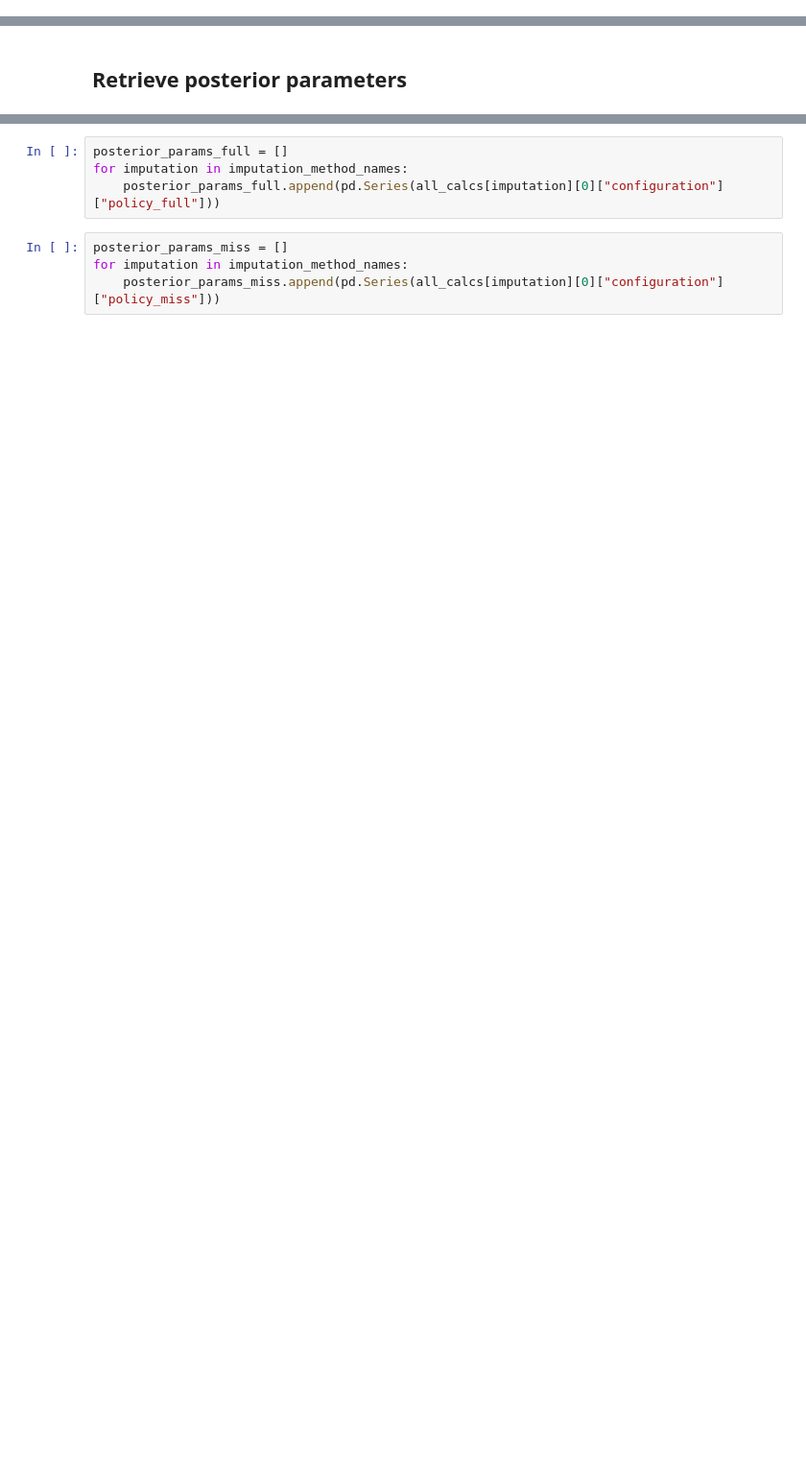
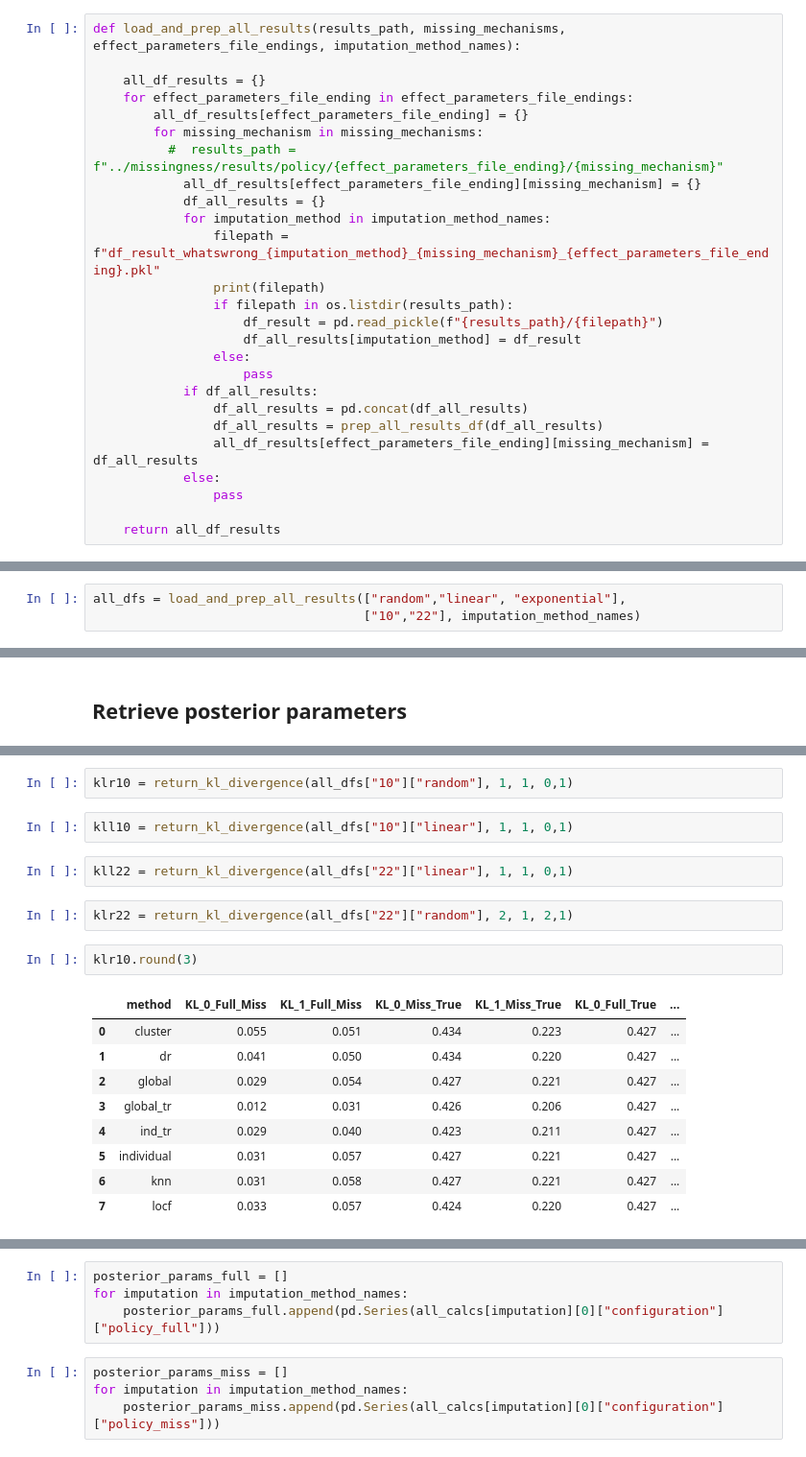
Before and after one commit to junonsch/adaptive_nof1_missingness, a Jupyter notebook: notebooks/missing_results.ipynb, the cells around one changed output, grey strips where cells are left out. Shown at 96% size. Cells and saved outputs as stored; diff of their text form; blank space fills up the shorter version.

```diff
--- a/notebooks/missing_results.ipynb
+++ b/notebooks/missing_results.ipynb
@@ -51,0 +73,26 @@ else:
+# %%
+def load_and_prep_all_results(results_path, missing_mechanisms, effect_parameters_file_endings, imputation_method_names):
+
+    all_df_results = {}
+    for effect_parameters_file_ending in effect_parameters_file_endings:
+        all_df_results[effect_parameters_file_ending] = {}
+        for missing_mechanism in missing_mechanisms:
+          #  results_path = f"../missingness/results/policy/{effect_parameters_file_ending}/{missing_mechanism}"
+            all_df_results[effect_parameters_file_ending][missing_mechanism] = {}
+            df_all_results = {}
+            for imputation_method in imputation_method_names:
+                filepath = f"df_result_whatswrong_{imputation_method}_{missing_mechanism}_{effect_parameters_file_ending}.pkl"
+                print(filepath)
+                if filepath in os.listdir(results_path):
+                    df_result = pd.read_pickle(f"{results_path}/{filepath}")
+                    df_all_results[imputation_method] = df_result
+                else:
+                    pass
+            if df_all_results:
+                df_all_results = pd.concat(df_all_results)
+                df_all_results = prep_all_results_df(df_all_results)
+                all_df_results[effect_parameters_file_ending][missing_mechanism] = df_all_results
+            else:
+                pass
+
+    return all_df_results
@@ -51,0 +176,3 @@ else:
+# %%
+all_dfs = load_and_prep_all_results(["random","linear", "exponential"],
+                                    ["10","22"], imputation_method_names)
@@ -66,0 +604,20 @@ for imputation in imputation_method_names:
+# %%
+klr10 = return_kl_divergence(all_dfs["10"]["random"], 1, 1, 0,1)
+# %%
+kll10 = return_kl_divergence(all_dfs["10"]["linear"], 1, 1, 0,1)
+# %%
+kll22 = return_kl_divergence(all_dfs["22"]["linear"], 1, 1, 0,1)
+# %%
+klr22 = return_kl_divergence(all_dfs["22"]["random"], 2, 1, 2,1)
+# %%
+klr10.round(3)
+# %% [output]
+|  | method | KL_0_Full_Miss | KL_1_Full_Miss | KL_0_Miss_True | KL_1_Miss_True | KL_0_Full_True | ... |
+| 0 | cluster | 0.055 | 0.051 | 0.434 | 0.223 | 0.427 | ... |
+| 1 | dr | 0.041 | 0.050 | 0.434 | 0.220 | 0.427 | ... |
+| 2 | global | 0.029 | 0.054 | 0.427 | 0.221 | 0.427 | ... |
+| 3 | global_tr | 0.012 | 0.031 | 0.426 | 0.206 | 0.427 | ... |
+| 4 | ind_tr | 0.029 | 0.040 | 0.423 | 0.211 | 0.427 | ... |
+| 5 | individual | 0.031 | 0.057 | 0.427 | 0.221 | 0.427 | ... |
+| 6 | knn | 0.031 | 0.058 | 0.427 | 0.221 | 0.427 | ... |
+| 7 | locf | 0.033 | 0.057 | 0.424 | 0.220 | 0.427 | ... |
```
Also changed, not shown: parts of 168 cells of this notebook, 2 other files.
